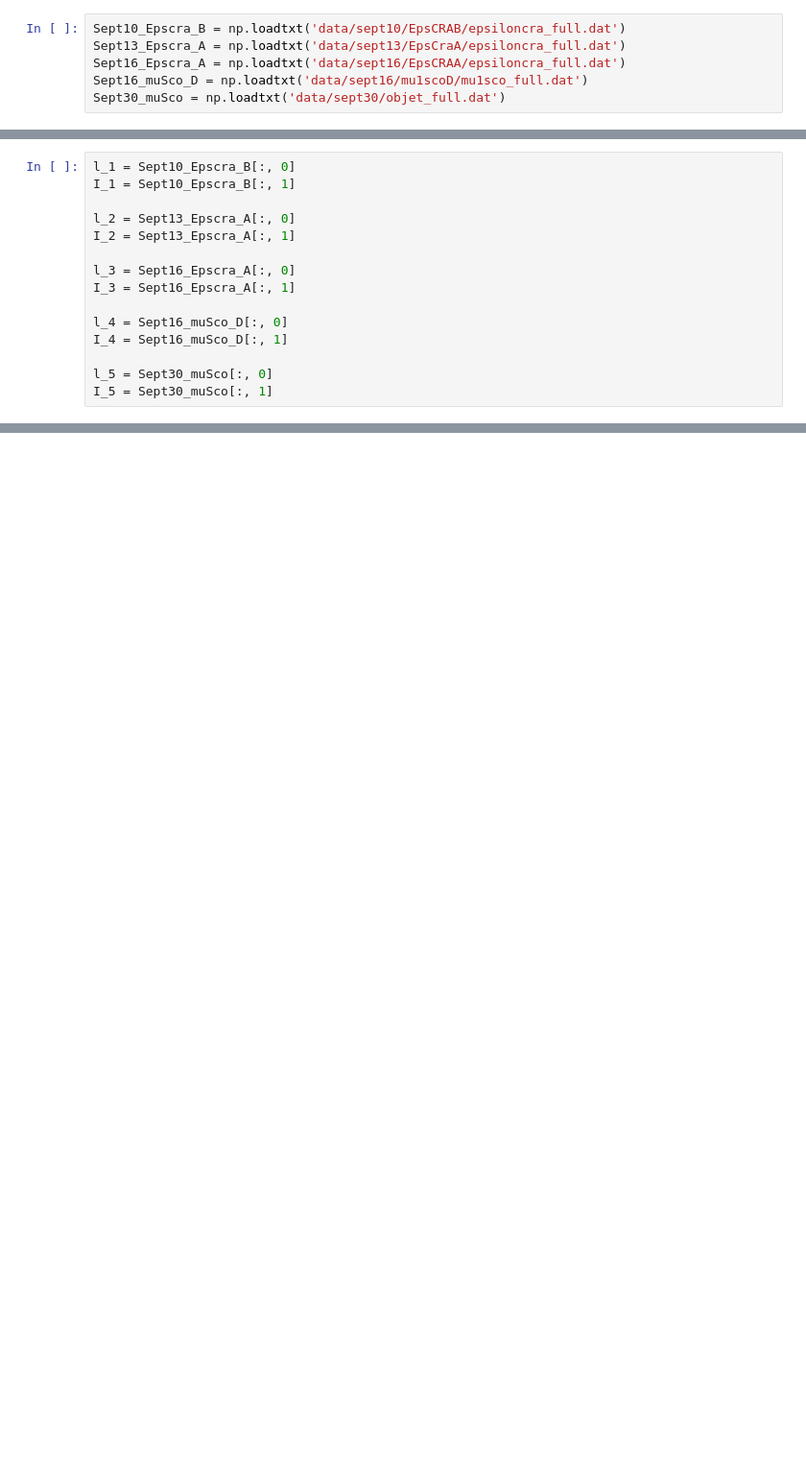
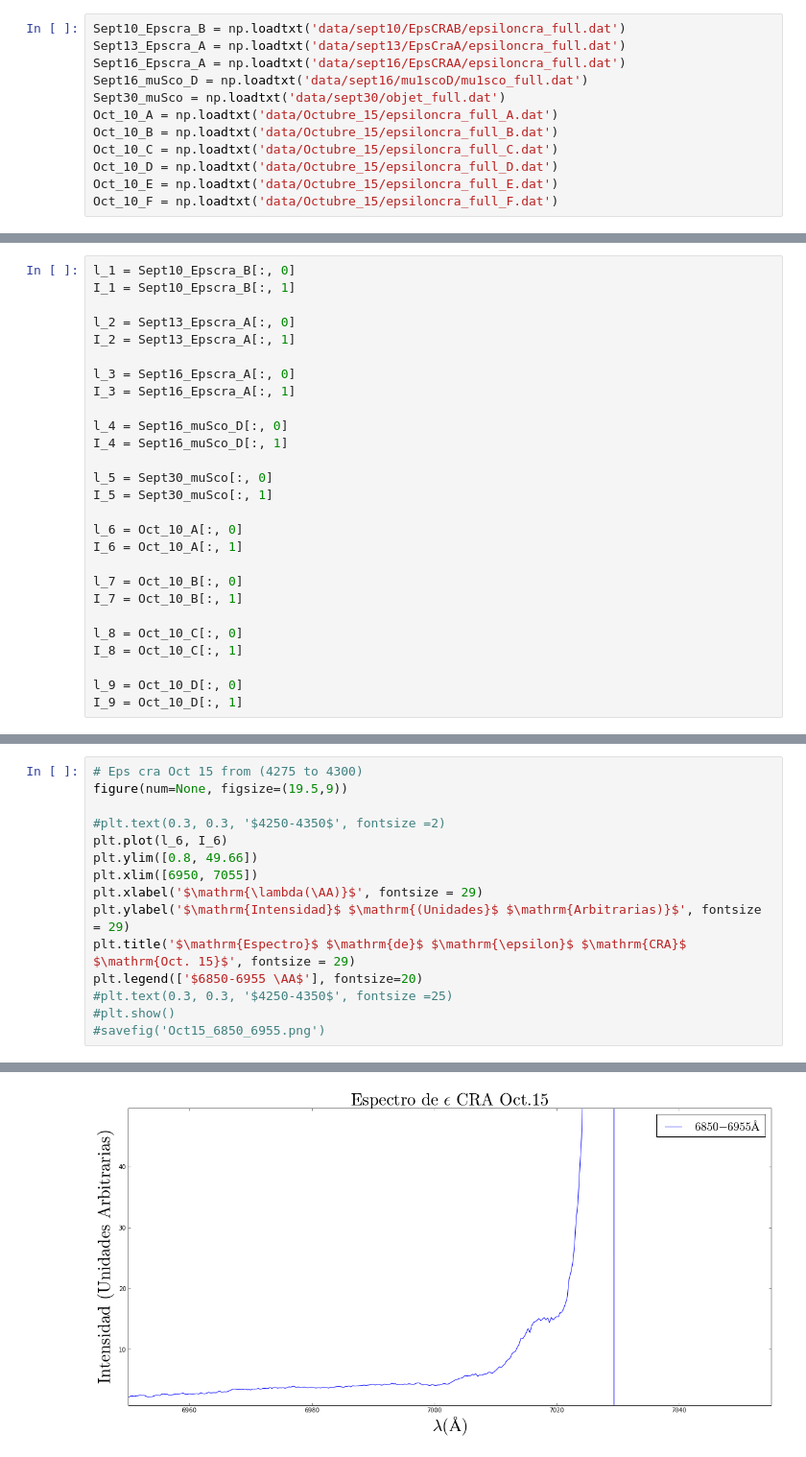
Before and after one commit to jngaravitoc/EpsCra, a Jupyter notebook: Spectra_analysis.ipynb, the cells around one changed output, grey strips where cells are left out. Shown at 96% size. Cells and saved outputs as stored; diff of their text form; blank space fills up the shorter version.

```diff
--- a/Spectra_analysis.ipynb
+++ b/Spectra_analysis.ipynb
@@ -14,6 +14,12 @@ Sept13_Epscra_A = np.loadtxt('data/sept13/EpsCraA/epsiloncra_full.dat')
 Sept16_Epscra_A = np.loadtxt('data/sept16/EpsCRAA/epsiloncra_full.dat')
 Sept16_muSco_D = np.loadtxt('data/sept16/mu1scoD/mu1sco_full.dat')
 Sept30_muSco = np.loadtxt('data/sept30/objet_full.dat')
+Oct_10_A = np.loadtxt('data/Octubre_15/epsiloncra_full_A.dat')
+Oct_10_B = np.loadtxt('data/Octubre_15/epsiloncra_full_B.dat')
+Oct_10_C = np.loadtxt('data/Octubre_15/epsiloncra_full_C.dat')
+Oct_10_D = np.loadtxt('data/Octubre_15/epsiloncra_full_D.dat')
+Oct_10_E = np.loadtxt('data/Octubre_15/epsiloncra_full_E.dat')
+Oct_10_F = np.loadtxt('data/Octubre_15/epsiloncra_full_F.dat')
 # %% [markdown]
 Selecting axes
 # %%
@@ -31,6 +37,18 @@ I_4 = Sept16_muSco_D[:, 1]
 
 l_5 = Sept30_muSco[:, 0]
 I_5 = Sept30_muSco[:, 1]
+
+l_6 = Oct_10_A[:, 0]
+I_6 = Oct_10_A[:, 1]
+
+l_7 = Oct_10_B[:, 0]
+I_7 = Oct_10_B[:, 1]
+
+l_8 = Oct_10_C[:, 0]
+I_8 = Oct_10_C[:, 1]
+
+l_9 = Oct_10_D[:, 0]
+I_9 = Oct_10_D[:, 1]
 # %%
 # Eps Cra sept 10 full spectra
 figure(num=None, figsize=(9.5,9))
@@ -577,3 +595,19 @@ plt.title('$\mathrm{Espectro}$ $\mathrm{de}$ $\mathrm{\epsilon}$$\mathrm{CRA}$sE
 # %% [output]
 <matplotlib.text.Text at 0x...>
 [figure]
+# %%
+# Eps cra Oct 15 from (4275 to 4300)
+figure(num=None, figsize=(19.5,9))
+
+#plt.text(0.3, 0.3, '$4250-4350$', fontsize =2)
+plt.plot(l_6, I_6)
+plt.ylim([0.8, 49.66])
+plt.xlim([6950, 7055])
+plt.xlabel('$\mathrm{\lambda(\AA)}$', fontsize = 29)
+plt.ylabel('$\mathrm{Intensidad}$ $\mathrm{(Unidades}$ $\mathrm{Arbitrarias)}$', fontsize = 29)
+plt.title('$\mathrm{Espectro}$ $\mathrm{de}$ $\mathrm{\epsilon}$ $\mathrm{CRA}$ $\mathrm{Oct. 15}$', fontsize = 29)
+plt.legend(['$6850-6955 \AA$'], fontsize=20)
+#plt.text(0.3, 0.3, '$4250-4350$', fontsize =25)
+#plt.show()
+#savefig('Oct15_6850_6955.png')
+# %% [output]
@@ -579,0 +615 @@ plt.title('$\mathrm{Espectro}$ $\mathrm{de}$ $\mathrm{\epsilon}$$\mathrm{CRA}$sE
+[figure, added]
```
Also changed, not shown: parts of 3 cells of this notebook.
